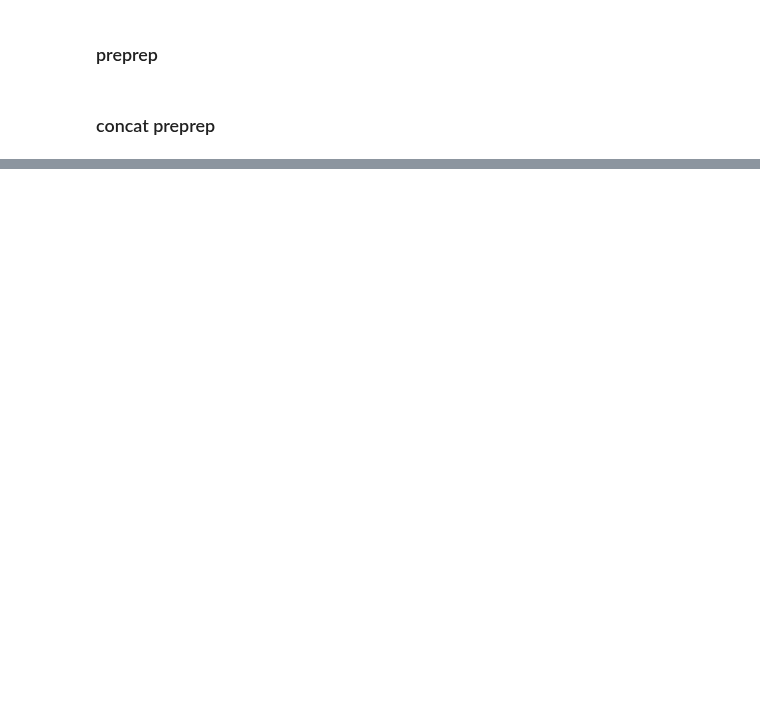
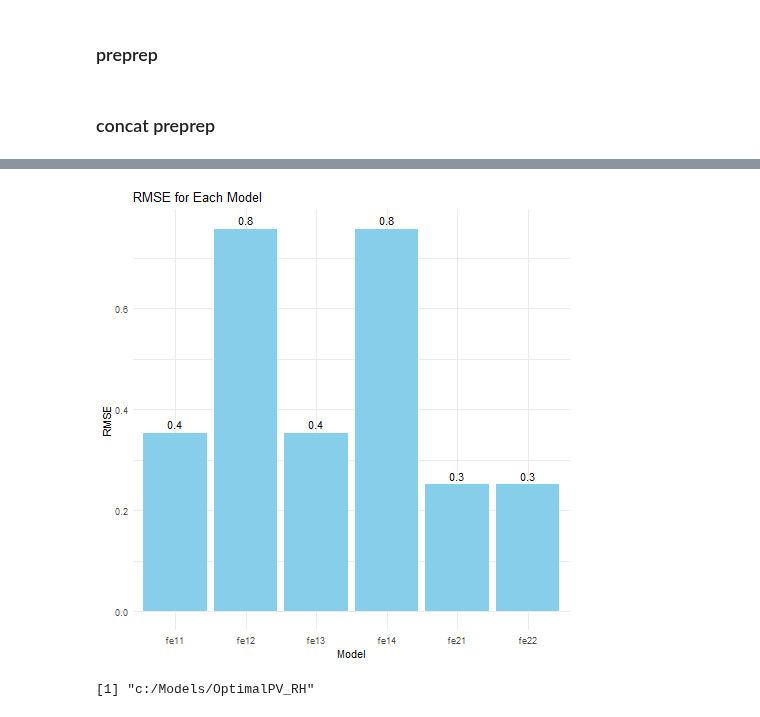
Before and after one commit to raulhochuliunibas/OptimalPV_RH, a Jupyter notebook: src/calibration_analysis.ipynb, the cells around one changed output, grey strips where cells are left out. Saved outputs shown, nothing was run; the diff lists cells and outputs as text; code cells hidden in the pictures; blank space fills up the shorter version.

```diff
--- a/src/calibration_analysis.ipynb
+++ b/src/calibration_analysis.ipynb
@@ -103,0 +208,27 @@ FileNotFoundError: [Errno 2] No such file or directory: 'c:\\Models\\OptimalPV_R
+# %%
+%%R
+# Predict TotalPower for each model
+df_test$pred_fe11 <- predict(fe11, newdata = df_test)
+df_test$pred_fe12 <- predict(fe12, newdata = df_test)
+df_test$pred_fe13 <- predict(fe13, newdata = df_test)
+df_test$pred_fe14 <- predict(fe14, newdata = df_test)
+df_test$pred_fe21 <- predict(fe21, newdata = df_test)
+df_test$pred_fe22 <- predict(fe22, newdata = df_test)
+df_test$pred_fe23 <- predict(fe23, newdata = df_test)
+
+rmse <- function(actual, predicted) {
+  sqrt(mean((actual - predicted)^2, na.rm = TRUE))
+}
+rmse_results <- data.frame(
+  Model = c("fe11", "fe12", "fe13", "fe14", "fe21", "fe22", "fe23"),
+  RMSE = c(
+    rmse(df_test$TotalPower, df_test$pred_fe11),
+    rmse(df_test$TotalPower, df_test$pred_fe12),
+    rmse(df_test$TotalPower, df_test$pred_fe13),
+    rmse(df_test$TotalPower, df_test$pred_fe14),
+    rmse(df_test$TotalPower, df_test$pred_fe21),
+    rmse(df_test$TotalPower, df_test$pred_fe22),
+    rmse(df_test$TotalPower, df_test$pred_fe23)
+  )
+)
+print(rmse_results)
@@ -103,0 +295,9 @@ FileNotFoundError: [Errno 2] No such file or directory: 'c:\\Models\\OptimalPV_R
+# %%
+%%R
+ggplot(rmse_results, aes(x = Model, y = RMSE)) +
+  geom_col(fill = "skyblue") +
+  geom_text(aes(label = round(RMSE, 1)), vjust = -0.5) +
+  labs(title = "RMSE for Each Model", y = "RMSE", x = "Model") +
+  theme_minimal()
+# %% [output]
+[figure, added]
@@ -103,0 +319,5 @@ FileNotFoundError: [Errno 2] No such file or directory: 'c:\\Models\\OptimalPV_R
+# %%
+%%R
+getwd()
+# %% [output]
+[1] "c:/Models/OptimalPV_RH"
```
Also changed, not shown: parts of 15 cells of this notebook, 4 other files.
